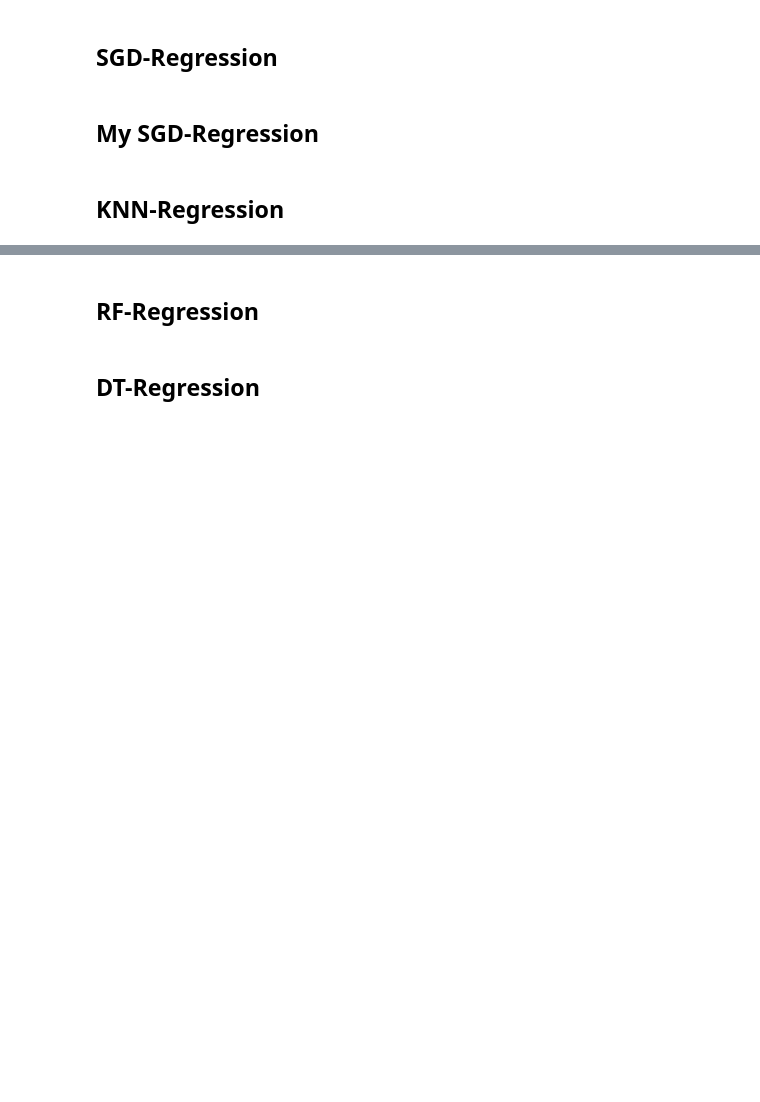
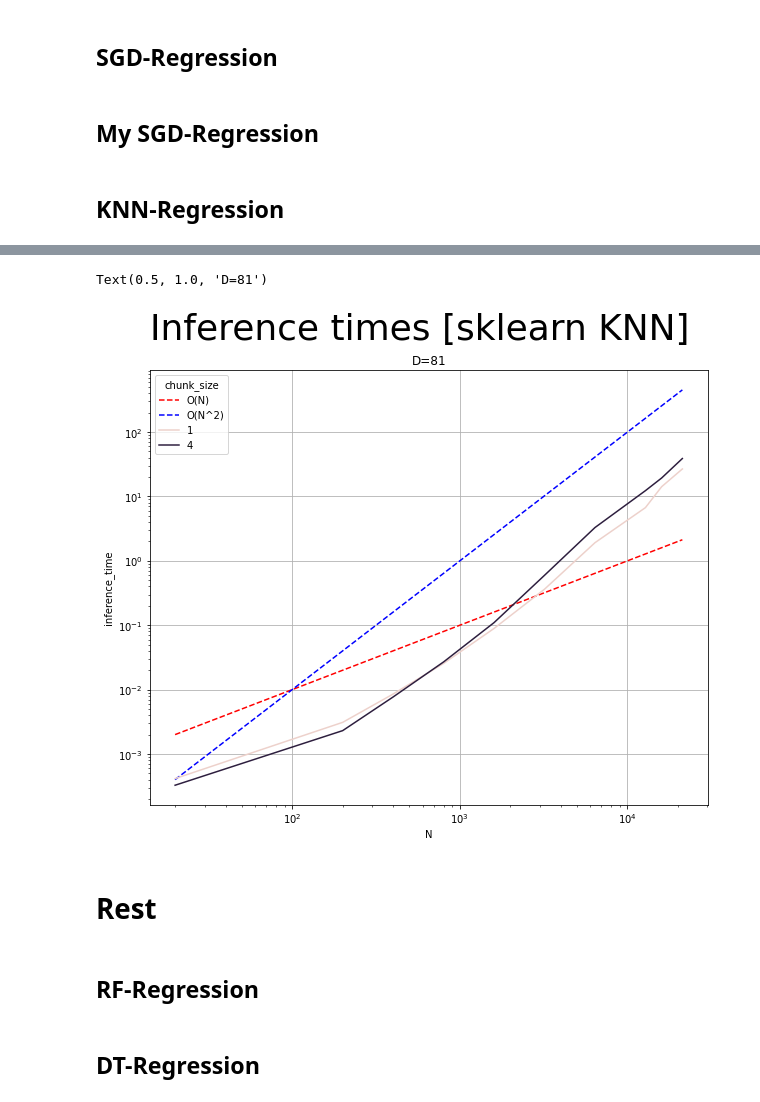
Before and after one commit to hitimr/ML_2020, a Jupyter notebook: Ex2/Superconductivity/supercon_regression.ipynb, the cells around one changed output, grey strips where cells are left out. Saved outputs shown, nothing was run; the diff lists cells and outputs as text; code cells hidden in the pictures; blank space fills up the shorter version.

```diff
--- a/Ex2/Superconductivity/supercon_regression.ipynb
+++ b/Ex2/Superconductivity/supercon_regression.ipynb
@@ -100 +315,17 @@ display(results)
+# %%
+fig, ax = plt.subplots(figsize=(10,8))
+N = results["N"].to_numpy()
+plt.plot(N, N*1e-4, ls="--", color="red",label="O(N)")
+plt.plot(N, 1e-6*np.power(N, 2), ls="--", color="blue",label="O(N^2)")
+sns.lineplot(x="N", y="inference_time", hue="chunk_size", data=results, ax=ax);
+plt.grid()
+ax.set_xscale("log")
+ax.set_yscale("log")
+plt.suptitle("Inference times [sklearn KNN]", fontsize=36)
+ax.set_title(f"D={D}")
+# %% [output]
+Text(0.5, 1.0, 'D=81')
+[figure, added]
+# %% [markdown]
+# Rest
 # %%
```
Also changed, not shown: parts of 13 cells of this notebook, 6 other files.
